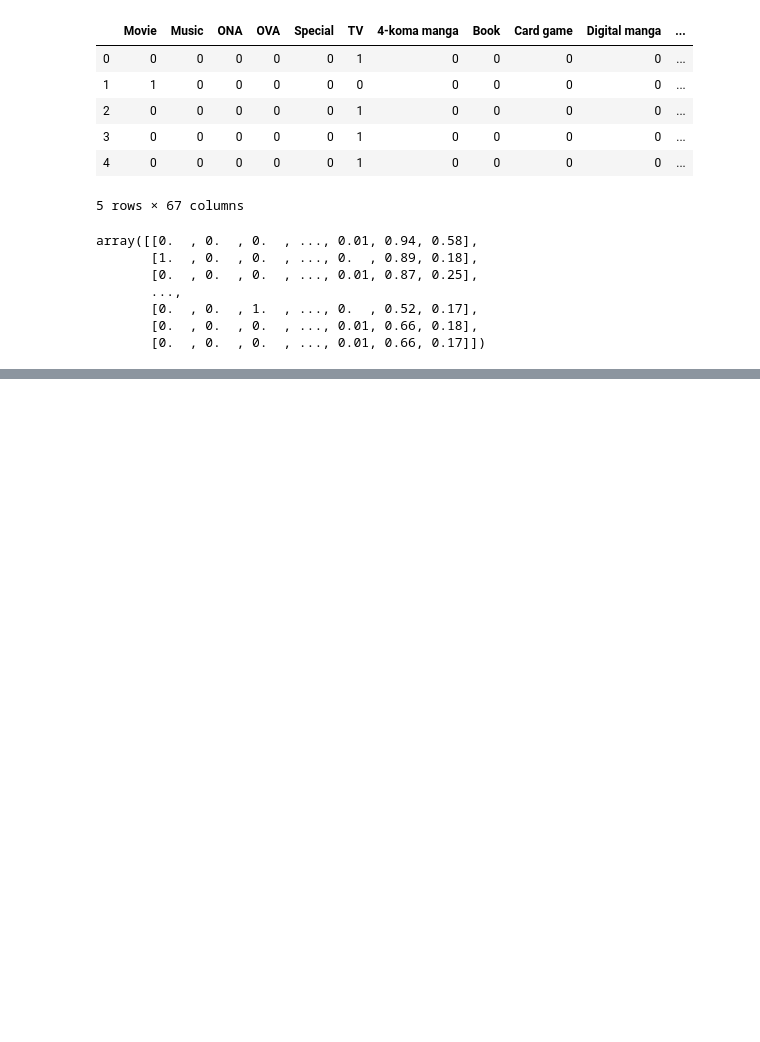
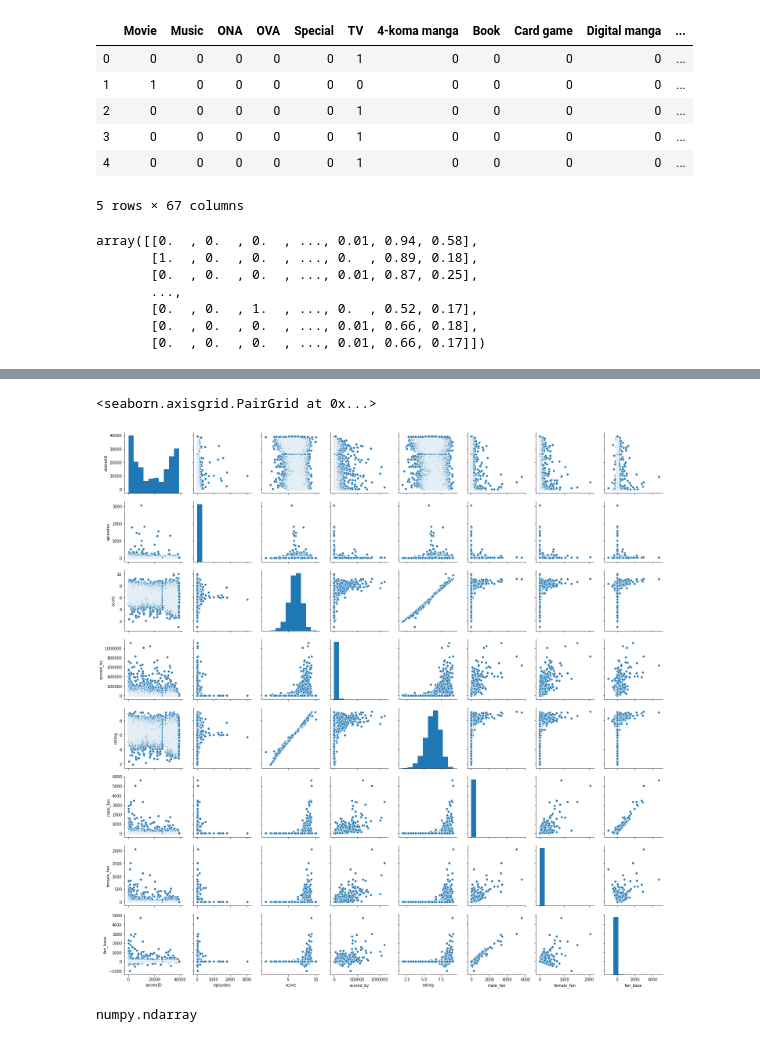
Before and after one commit to FHShubho/Anime_Recommender, a Jupyter notebook: Anime Recommender.ipynb, the cells around one changed output, grey strips where cells are left out. Drawn from its saved outputs; the diff is of its cells as text; code cells hidden in the pictures; blank space fills up the shorter version.

```diff
--- a/Anime Recommender.ipynb
+++ b/Anime Recommender.ipynb
@@ -491,0 +502,5 @@ Anime Recommendation for: Cowboy Bebop / Cowboy Bebop
+# %%
+sns.pairplot(df)
+# %% [output]
+<seaborn.axisgrid.PairGrid at 0x...>
+[figure, added]
@@ -491,0 +514,4 @@ Anime Recommendation for: Cowboy Bebop / Cowboy Bebop
+# %%
+type(distances)
+# %% [output]
+numpy.ndarray
```
Also changed, not shown: parts of 110 cells of this notebook.
